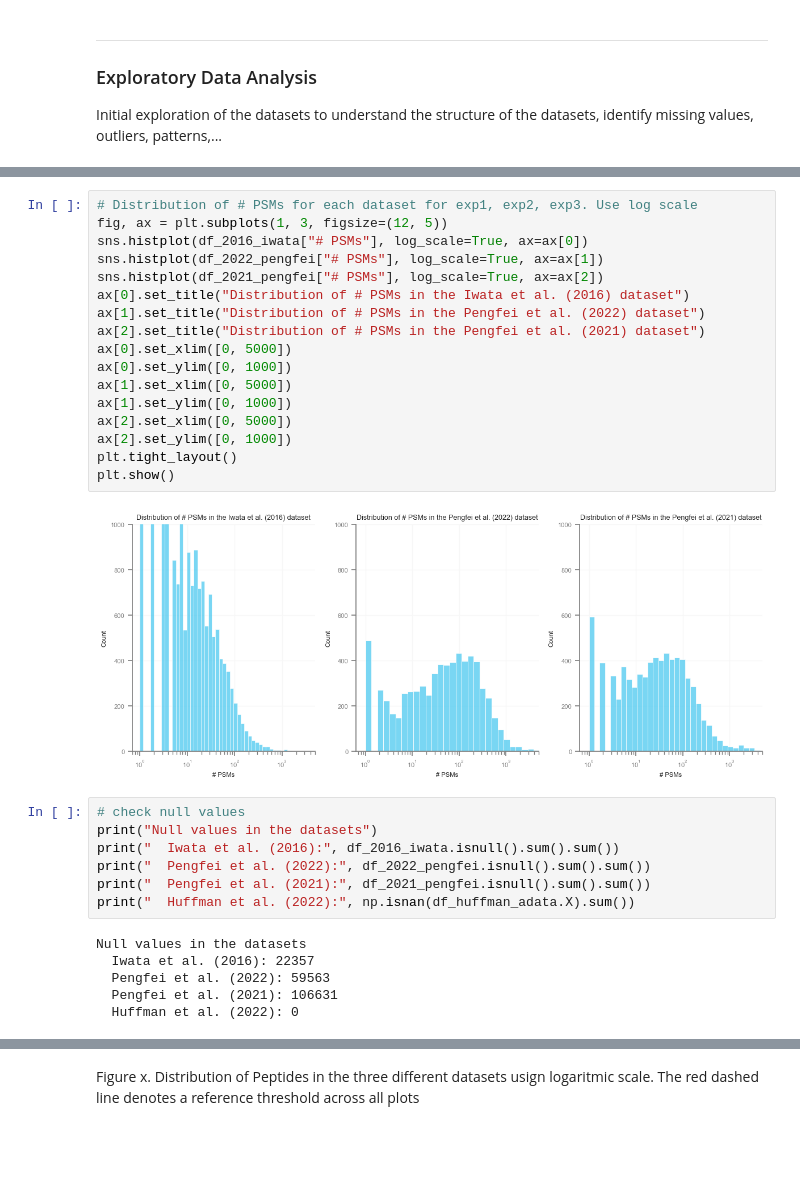
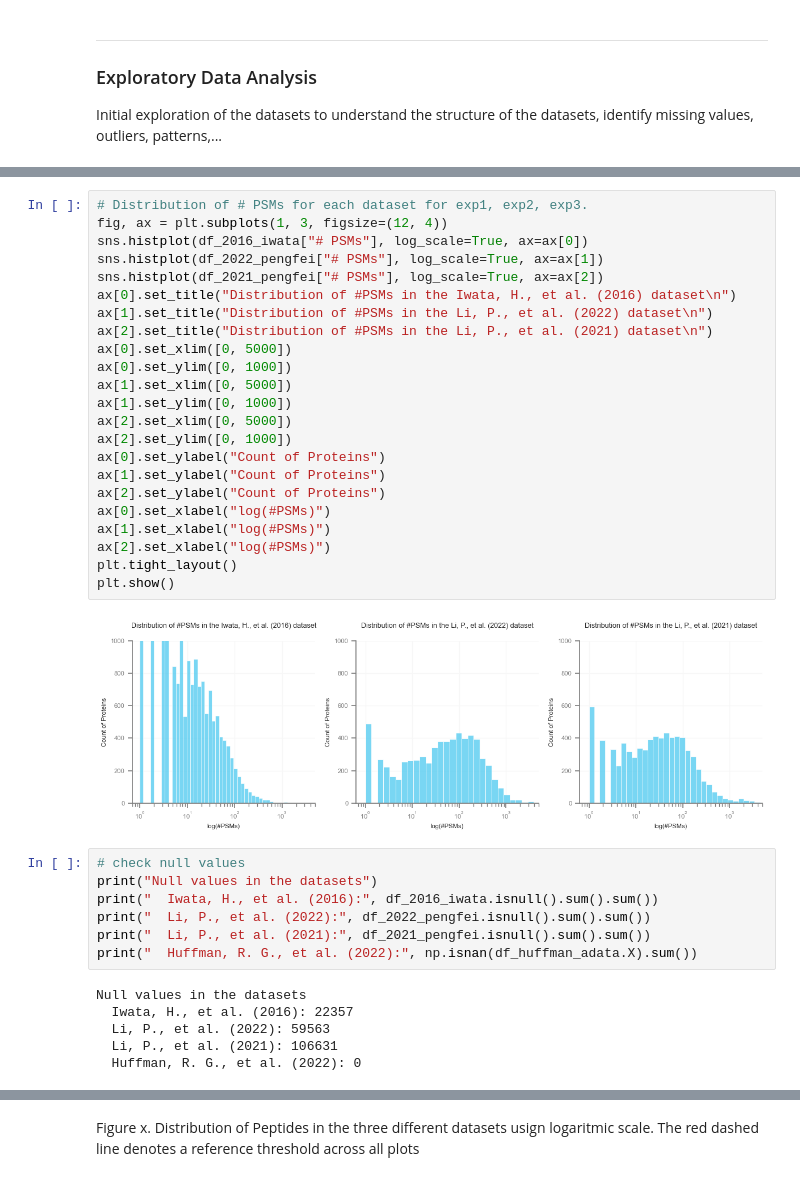
Before and after one commit to powwowath/pyMSpro, a Jupyter notebook: 00_workflow_META-ANALYSIS.ipynb, the cells around one changed output, grey strips where cells are left out. Drawn from its saved outputs; the diff is of its cells as text; blank space fills up the shorter version.

```diff
--- a/00_workflow_META-ANALYSIS.ipynb
+++ b/00_workflow_META-ANALYSIS.ipynb
@@ -421,35 +425,41 @@ print("  Huffman et al. (2022):", df_huffman_adata.shape)
 # %%
-# Distribution of # PSMs for each dataset for exp1, exp2, exp3. Use log scale
-fig, ax = plt.subplots(1, 3, figsize=(12, 5))
+# Distribution of # PSMs for each dataset for exp1, exp2, exp3.
+fig, ax = plt.subplots(1, 3, figsize=(12, 4))
 sns.histplot(df_2016_iwata["# PSMs"], log_scale=True, ax=ax[0])
 sns.histplot(df_2022_pengfei["# PSMs"], log_scale=True, ax=ax[1])
 sns.histplot(df_2021_pengfei["# PSMs"], log_scale=True, ax=ax[2])
-ax[0].set_title("Distribution of # PSMs in the Iwata et al. (2016) dataset")
-ax[1].set_title("Distribution of # PSMs in the Pengfei et al. (2022) dataset")
-ax[2].set_title("Distribution of # PSMs in the Pengfei et al. (2021) dataset")
+ax[0].set_title("Distribution of #PSMs in the Iwata, H., et al. (2016) dataset\n")
+ax[1].set_title("Distribution of #PSMs in the Li, P., et al. (2022) dataset\n")
+ax[2].set_title("Distribution of #PSMs in the Li, P., et al. (2021) dataset\n")
 ax[0].set_xlim([0, 5000])
 ax[0].set_ylim([0, 1000])
 ax[1].set_xlim([0, 5000])
 ax[1].set_ylim([0, 1000])
 ax[2].set_xlim([0, 5000])
 ax[2].set_ylim([0, 1000])
+ax[0].set_ylabel("Count of Proteins")
+ax[1].set_ylabel("Count of Proteins")
+ax[2].set_ylabel("Count of Proteins")
+ax[0].set_xlabel("log(#PSMs)")
+ax[1].set_xlabel("log(#PSMs)")
+ax[2].set_xlabel("log(#PSMs)")
 plt.tight_layout()
 plt.show()
 # %% [output]
-[figure, old version]
+[figure, new version]
 # %%
 # check null values
 print("Null values in the datasets")
-print("  Iwata et al. (2016):", df_2016_iwata.isnull().sum().sum())
-print("  Pengfei et al. (2022):", df_2022_pengfei.isnull().sum().sum())
-print("  Pengfei et al. (2021):", df_2021_pengfei.isnull().sum().sum())
-print("  Huffman et al. (2022):", np.isnan(df_huffman_adata.X).sum())
+print("  Iwata, H., et al. (2016):", df_2016_iwata.isnull().sum().sum())
+print("  Li, P., et al. (2022):", df_2022_pengfei.isnull().sum().sum())
+print("  Li, P., et al. (2021):", df_2021_pengfei.isnull().sum().sum())
+print("  Huffman, R. G., et al. (2022):", np.isnan(df_huffman_adata.X).sum())
 # %% [output]
 Null values in the datasets
-  Iwata et al. (2016): 22357
-  Pengfei et al. (2022): 59563
-  Pengfei et al. (2021): 106631
-  Huffman et al. (2022): 0
+  Iwata, H., et al. (2016): 22357
+  Li, P., et al. (2022): 59563
+  Li, P., et al. (2021): 106631
+  Huffman, R. G., et al. (2022): 0
 # %%
 # Boxplot of the # Peptides for each dataset
 fig, ax = plt.subplots(1, 3, figsize=(12, 5))
```
Also changed, not shown: parts of 62 cells of this notebook, 1 other file.
